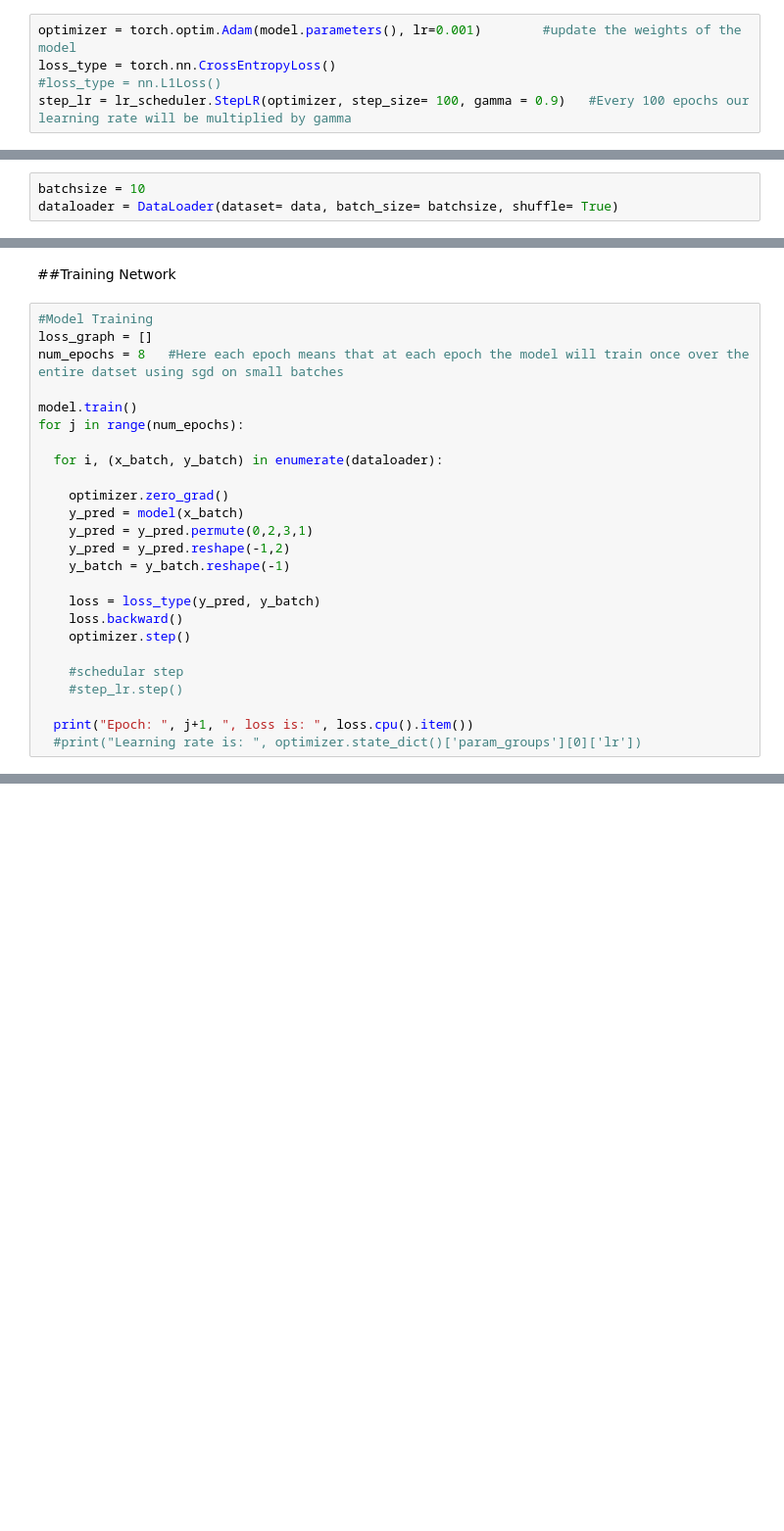
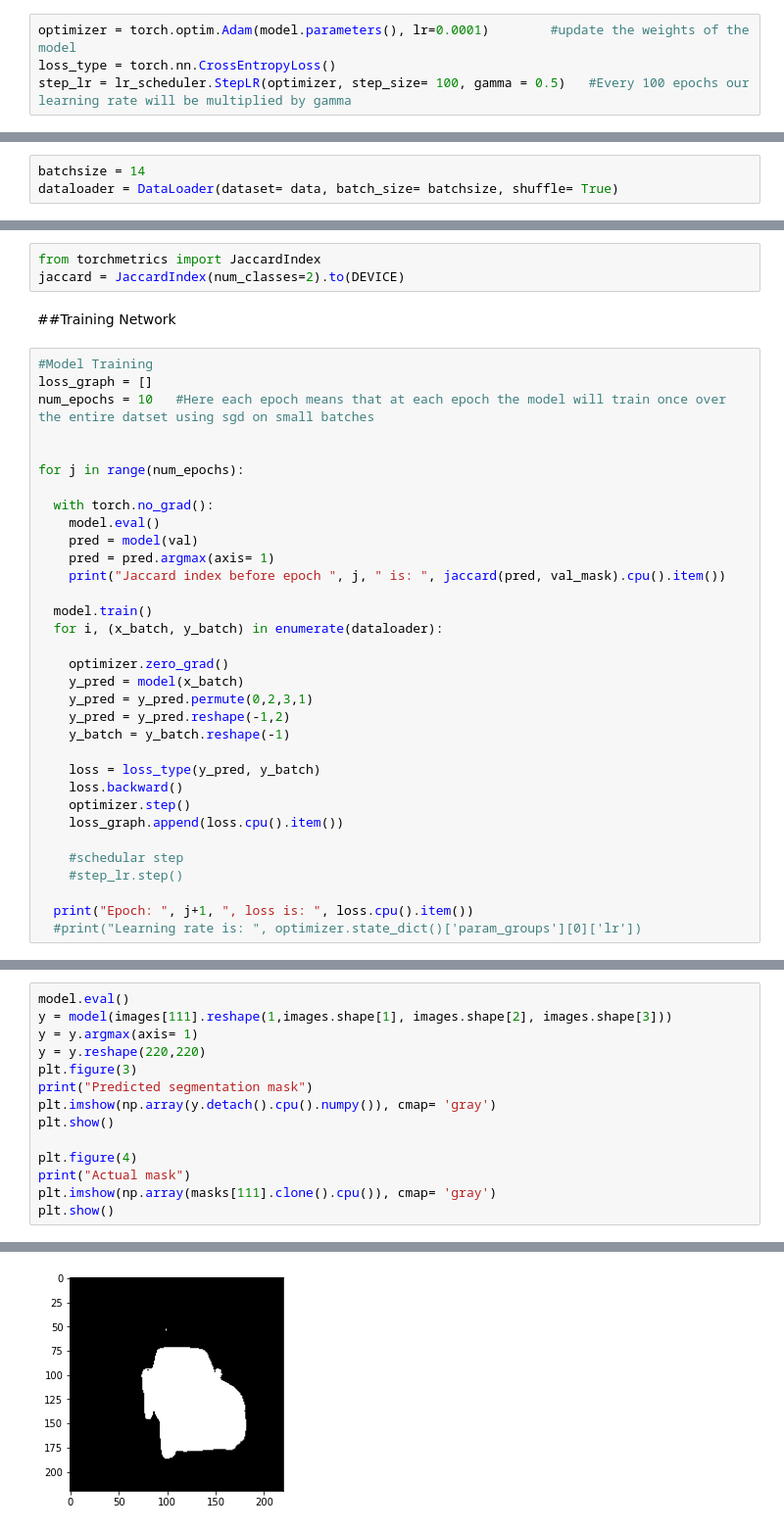
Before and after one commit to Aman-Kushwaha1/Deep_Learning, a Jupyter notebook: Image_Segmentation/Sematic Segmentation/Image_Segmentation_Inception_UNet.ipynb, the cells around one changed output, grey strips where cells are left out. Shown at 98% size. Cells and saved outputs as stored; diff of their text form; blank space fills up the shorter version.

```diff
--- a/Image_Segmentation/Sematic Segmentation/Image_Segmentation_Inception_UNet.ipynb
+++ b/Image_Segmentation/Sematic Segmentation/Image_Segmentation_Inception_UNet.ipynb
@@ -373,5 +507,4 @@ torch.Size([1, 2, 240, 240])
 # %%
-optimizer = torch.optim.Adam(model.parameters(), lr=0.001)        #update the weights of the model
+optimizer = torch.optim.Adam(model.parameters(), lr=0.0001)        #update the weights of the model
 loss_type = torch.nn.CrossEntropyLoss()
-#loss_type = nn.L1Loss()
-step_lr = lr_scheduler.StepLR(optimizer, step_size= 100, gamma = 0.9)   #Every 100 epochs our learning rate will be multiplied by gamma
+step_lr = lr_scheduler.StepLR(optimizer, step_size= 100, gamma = 0.5)   #Every 100 epochs our learning rate will be multiplied by gamma
@@ -509,5 +528,5 @@ class CustomImageDataset(Dataset):    #Making the class that takes the index and
 # %%
 data = CustomImageDataset(images, masks)  #data is the object for the class that takes index and gives data and it's mask
 # %%
-batchsize = 10
+batchsize = 14
 dataloader = DataLoader(dataset= data, batch_size= batchsize, shuffle= True)
@@ -524,13 +546,23 @@ torch.Size([10, 240, 240])
+# %%
+from torchmetrics import JaccardIndex
+jaccard = JaccardIndex(num_classes=2).to(DEVICE)
 # %% [markdown]
 ##Training Network
 # %%
 #Model Training
 loss_graph = []
-num_epochs = 8   #Here each epoch means that at each epoch the model will train once over the entire datset using sgd on small batches
+num_epochs = 10   #Here each epoch means that at each epoch the model will train once over the entire datset using sgd on small batches
 
-model.train()
+
 for j in range(num_epochs):
 
+  with torch.no_grad():
+    model.eval()
+    pred = model(val)
+    pred = pred.argmax(axis= 1)
+    print("Jaccard index before epoch ", j, " is: ", jaccard(pred, val_mask).cpu().item())
+
+  model.train()
   for i, (x_batch, y_batch) in enumerate(dataloader):
 
     optimizer.zero_grad()
@@ -542,6 +574,7 @@ for j in range(num_epochs):
     loss = loss_type(y_pred, y_batch)
     loss.backward()
     optimizer.step()
+    loss_graph.append(loss.cpu().item())
 
     #schedular step
     #step_lr.step()
@@ -559,0 +615,15 @@ Epoch:  8 , loss is:  0.017220960929989815
+# %%
+model.eval()
+y = model(images[111].reshape(1,images.shape[1], images.shape[2], images.shape[3]))
+y = y.argmax(axis= 1)
+y = y.reshape(220,220)
+plt.figure(3)
+print("Predicted segmentation mask")
+plt.imshow(np.array(y.detach().cpu().numpy()), cmap= 'gray')
+plt.show()
+
+plt.figure(4)
+print("Actual mask")
+plt.imshow(np.array(masks[111].clone().cpu()), cmap= 'gray')
+plt.show()
+# %% [output]
@@ -559,0 +631 @@ Epoch:  8 , loss is:  0.017220960929989815
+[figure, added]
```
Also changed, not shown: parts of 36 cells of this notebook.
